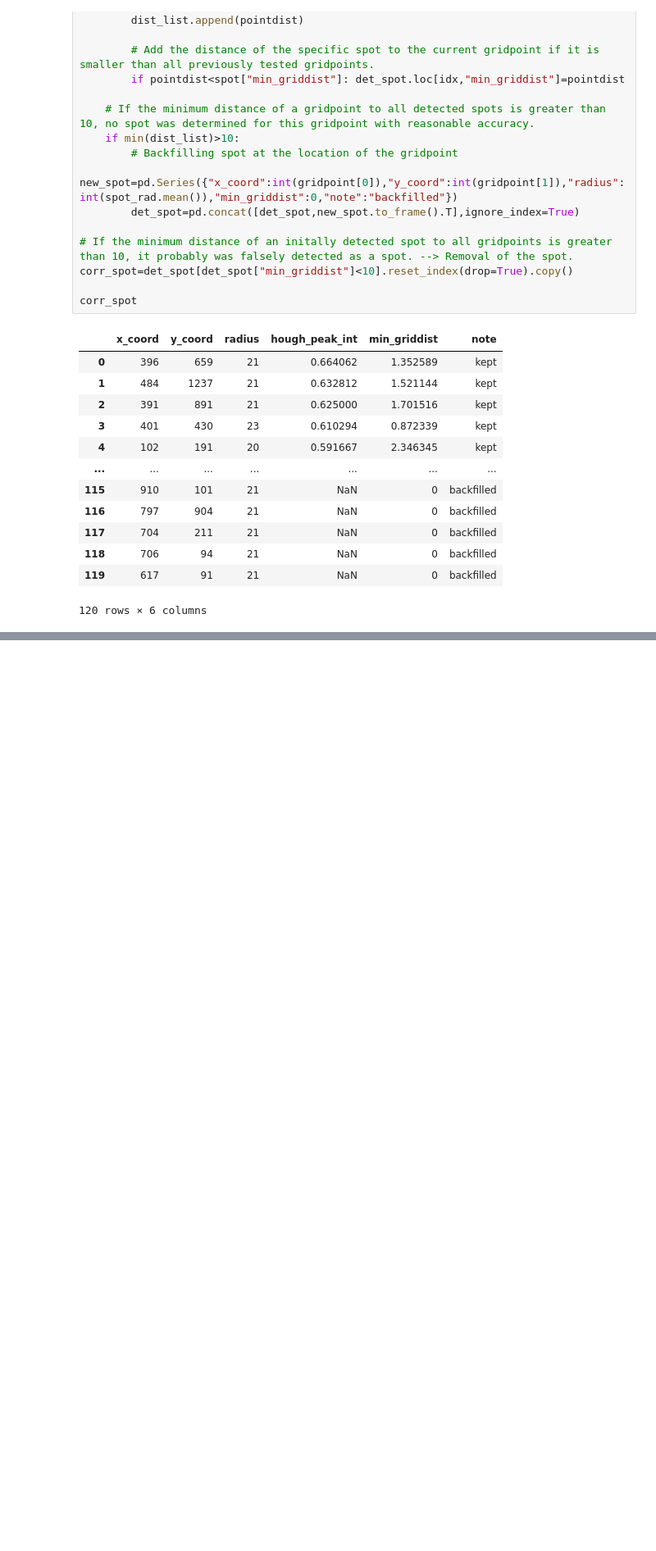
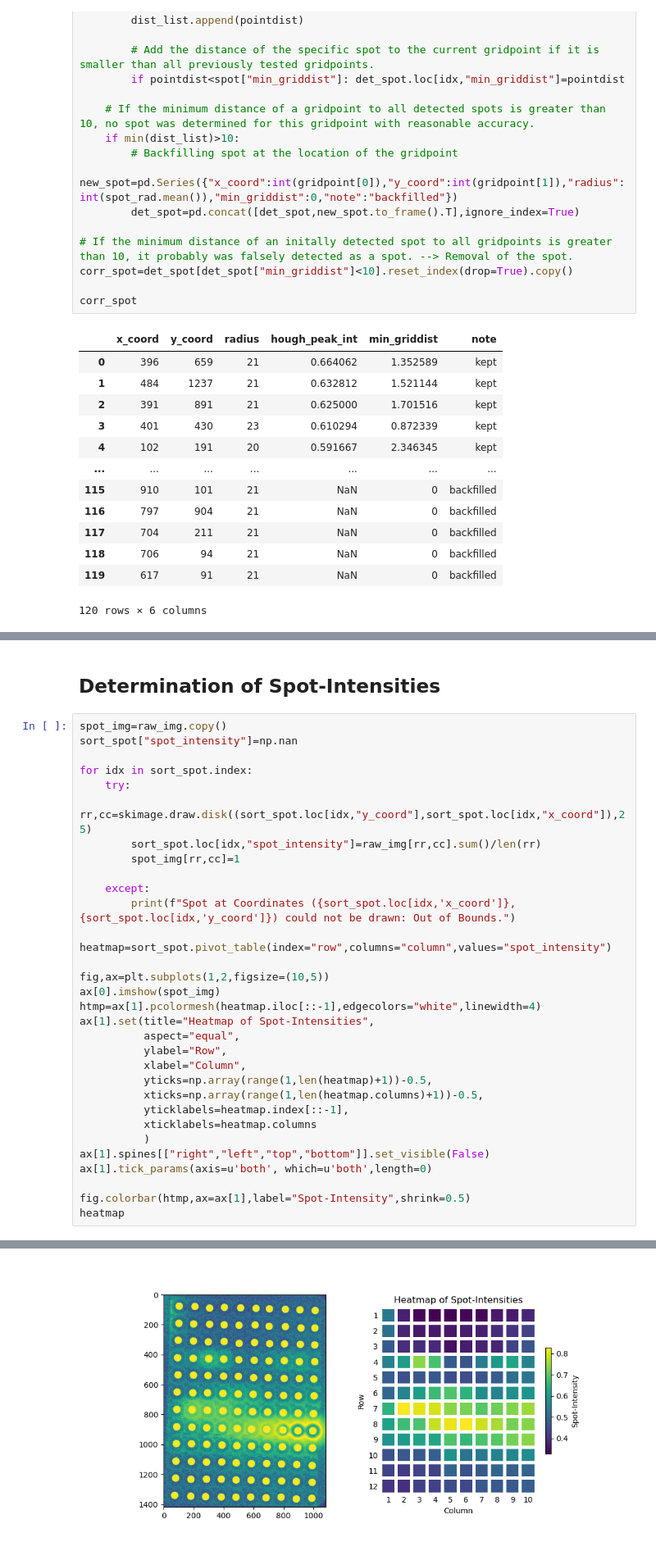
Before and after one commit to Functional-Metabolomics-Lab/MicrospotReader_test, a Jupyter notebook: microspot_reader.ipynb, the cells around one changed output, grey strips where cells are left out. Shown at 82% size. Saved outputs shown, nothing was run; the diff lists cells and outputs as text; blank space fills up the shorter version.

Commit message:
added spot-intensity determination

```diff
--- a/microspot_reader.ipynb
+++ b/microspot_reader.ipynb
@@ -270,0 +277,35 @@ sort_spot
+# %% [markdown]
+## Determination of Spot-Intensities
+# %%
+spot_img=raw_img.copy()
+sort_spot["spot_intensity"]=np.nan
+
+for idx in sort_spot.index:
+    try:
+        rr,cc=skimage.draw.disk((sort_spot.loc[idx,"y_coord"],sort_spot.loc[idx,"x_coord"]),25)
+        sort_spot.loc[idx,"spot_intensity"]=raw_img[rr,cc].sum()/len(rr)
+        spot_img[rr,cc]=1
+
+    except:
+        print(f"Spot at Coordinates ({sort_spot.loc[idx,'x_coord']}, {sort_spot.loc[idx,'y_coord']}) could not be drawn: Out of Bounds.")
+
+heatmap=sort_spot.pivot_table(index="row",columns="column",values="spot_intensity")
+
+fig,ax=plt.subplots(1,2,figsize=(10,5))
+ax[0].imshow(spot_img)
+htmp=ax[1].pcolormesh(heatmap.iloc[::-1],edgecolors="white",linewidth=4)
+ax[1].set(title="Heatmap of Spot-Intensities",
+          aspect="equal",
+          ylabel="Row",
+          xlabel="Column",
+          yticks=np.array(range(1,len(heatmap)+1))-0.5,
+          xticks=np.array(range(1,len(heatmap.columns)+1))-0.5,
+          yticklabels=heatmap.index[::-1],
+          xticklabels=heatmap.columns
+          )
+ax[1].spines[["right","left","top","bottom"]].set_visible(False)
+ax[1].tick_params(axis=u'both', which=u'both',length=0)
+
+fig.colorbar(htmp,ax=ax[1],label="Spot-Intensity",shrink=0.5)
+heatmap
+# %% [output]
@@ -270,0 +326 @@ sort_spot
+[figure, added]
```
Also changed, not shown: parts of 7 cells of this notebook, 1 other file.
